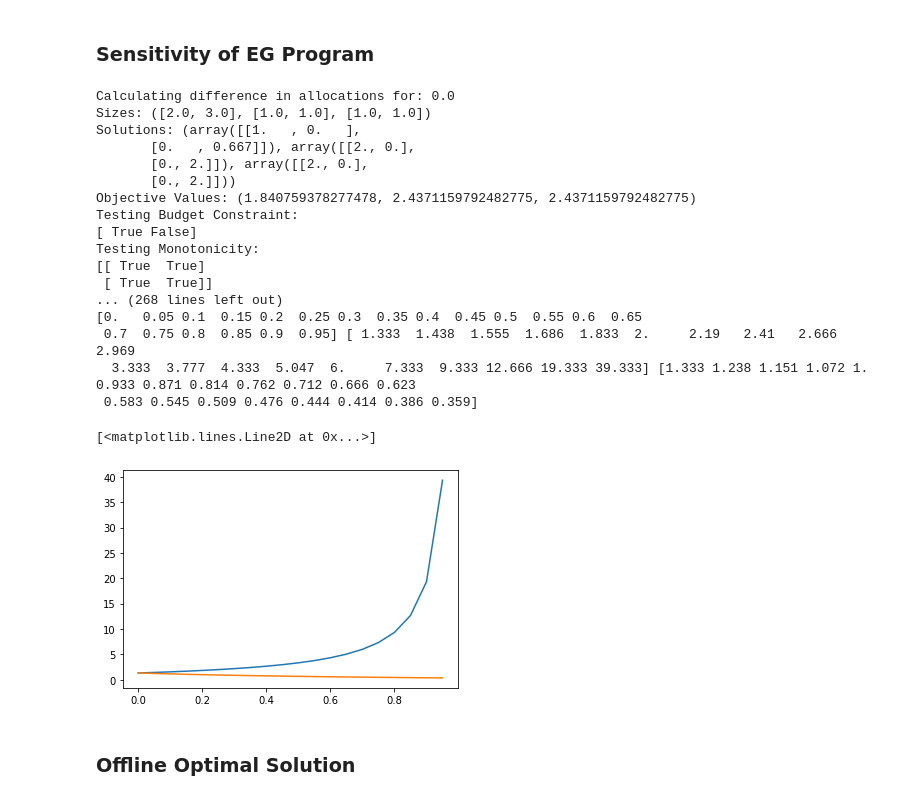
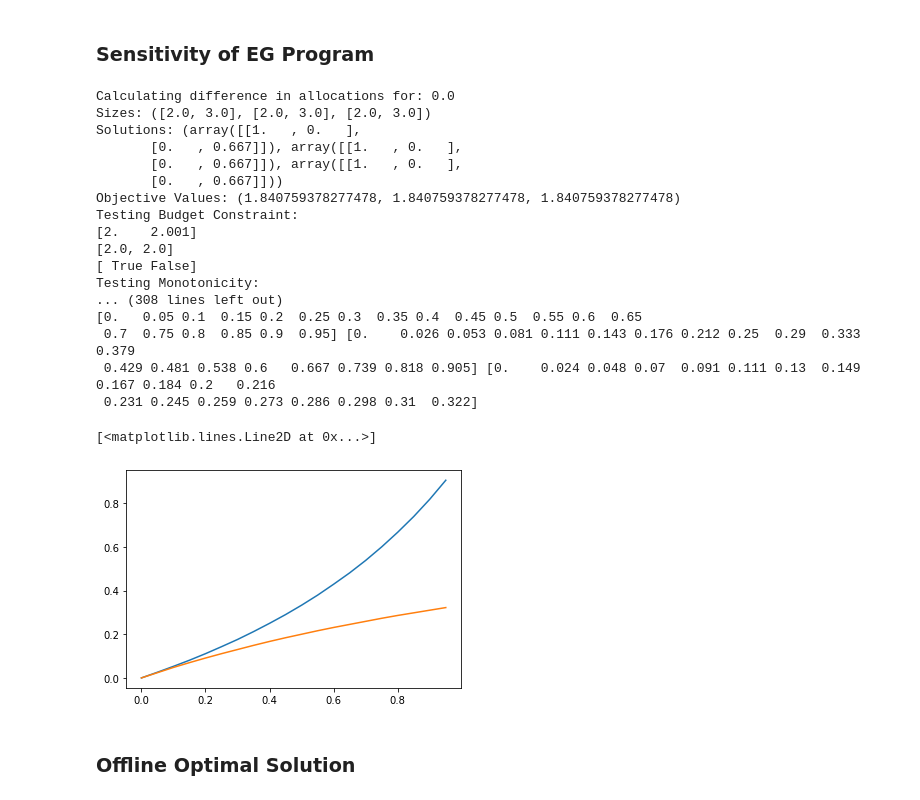
Before and after one commit to seanrsinclair/Online-Resource-Allocation, a Jupyter notebook: single type/adaptive_threshold_multiple_types.ipynb, the cells around one changed output. Drawn from its saved outputs; the diff is of its cells as text; code cells hidden in the pictures.

```diff
--- a/single type/adaptive_threshold_multiple_types.ipynb
+++ b/single type/adaptive_threshold_multiple_types.ipynb
@@ -85,8 +85,8 @@ index = 0
 for delta in delta_list:
     print('Calculating difference in allocations for: ' + str(delta))
     sizes_1 = [2., 3.]
-    sizes_2 = [1-delta, 1-delta]
-    sizes_3 = [1+delta, 1+delta]
+    sizes_2 = [2-delta, 3-delta]
+    sizes_3 = [2+delta, 3+delta]
 
     print('Sizes: ' + str((sizes_1, sizes_2, sizes_3)))
 
@@ -94,46 +94,48 @@ for delta in delta_list:
     v2, x_2 = solver(sizes_2, true_weights, true_budget)
     v3, x_3 = solver(sizes_3, true_weights, true_budget)
 
     x_1 = np.around(x_1, 3)
     x_2 = np.around(x_2, 3)
     x_3 = np.around(x_3, 3)
 
     print('Solutions: ' + str((x_1, x_2, x_3)))
     print('Objective Values: ' + str((v1, v2, v3)))
 
     print('Testing Budget Constraint: ')
-    print(sizes_1 @ x_1 <= true_budget)
+    print(sizes_1 @ x_1)
+    print(true_budget)
+    print(np.around(sizes_1 @ x_1,3) <= np.around(true_budget,3))
 
     print('Testing Monotonicity:')
     print(x_1 <= x_2)
     print(x_1 >= x_3)
     y1[index] = np.max(np.abs(x_1 - x_2))
     y2[index] = np.max(np.abs(x_1 - x_3))
     index += 1
 
 print(delta_list, y1, y2)
 plt.plot(delta_list, y1)
 plt.plot(delta_list, y2)
 # %% [output]
 Calculating difference in allocations for: 0.0
-Sizes: ([2.0, 3.0], [1.0, 1.0], [1.0, 1.0])
+Sizes: ([2.0, 3.0], [2.0, 3.0], [2.0, 3.0])
 Solutions: (array([[1.   , 0.   ],
-       [0.   , 0.667]]), array([[2., 0.],
-       [0., 2.]]), array([[2., 0.],
-       [0., 2.]]))
-Objective Values: (1.840759378277478, 2.4371159792482775, 2.4371159792482775)
+       [0.   , 0.667]]), array([[1.   , 0.   ],
+       [0.   , 0.667]]), array([[1.   , 0.   ],
+       [0.   , 0.667]]))
+Objective Values: (1.840759378277478, 1.840759378277478, 1.840759378277478)
 Testing Budget Constraint:
+[2.    2.001]
+[2.0, 2.0]
 [ True False]
 Testing Monotonicity:
-[[ True  True]
- [ True  True]]
-... (268 lines left out)
+... (308 lines left out)
 [0.   0.05 0.1  0.15 0.2  0.25 0.3  0.35 0.4  0.45 0.5  0.55 0.6  0.65
- 0.7  0.75 0.8  0.85 0.9  0.95] [ 1.333  1.438  1.555  1.686  1.833  2.     2.19   2.41   2.666  2.969
-  3.333  3.777  4.333  5.047  6.     7.333  9.333 12.666 19.333 39.333] [1.333 1.238 1.151 1.072 1.    0.933 0.871 0.814 0.762 0.712 0.666 0.623
- 0.583 0.545 0.509 0.476 0.444 0.414 0.386 0.359]
+ 0.7  0.75 0.8  0.85 0.9  0.95] [0.    0.026 0.053 0.081 0.111 0.143 0.176 0.212 0.25  0.29  0.333 0.379
+ 0.429 0.481 0.538 0.6   0.667 0.739 0.818 0.905] [0.    0.024 0.048 0.07  0.091 0.111 0.13  0.149 0.167 0.184 0.2   0.216
+ 0.231 0.245 0.259 0.273 0.286 0.298 0.31  0.322]
 [<matplotlib.lines.Line2D at 0x...>]
-[figure, old version]
+[figure, new version]
 # %% [markdown]
 ### Offline Optimal Solution
 # %%
```
Also changed, not shown: parts of 5 cells of this notebook.
